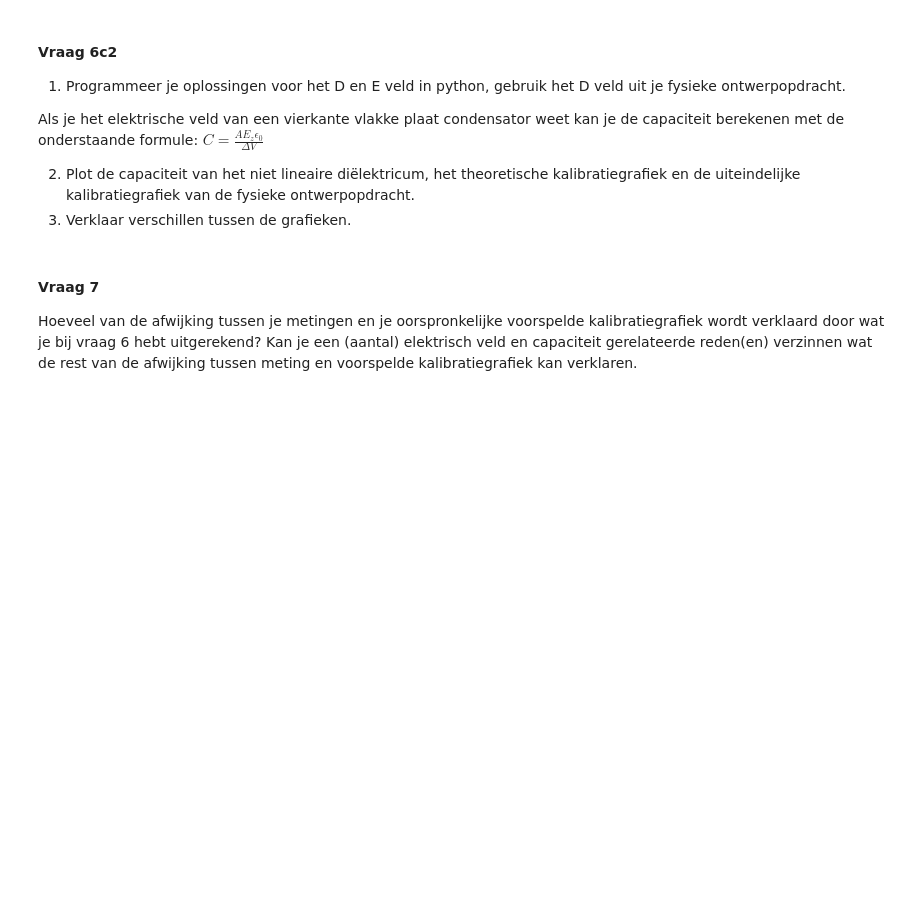
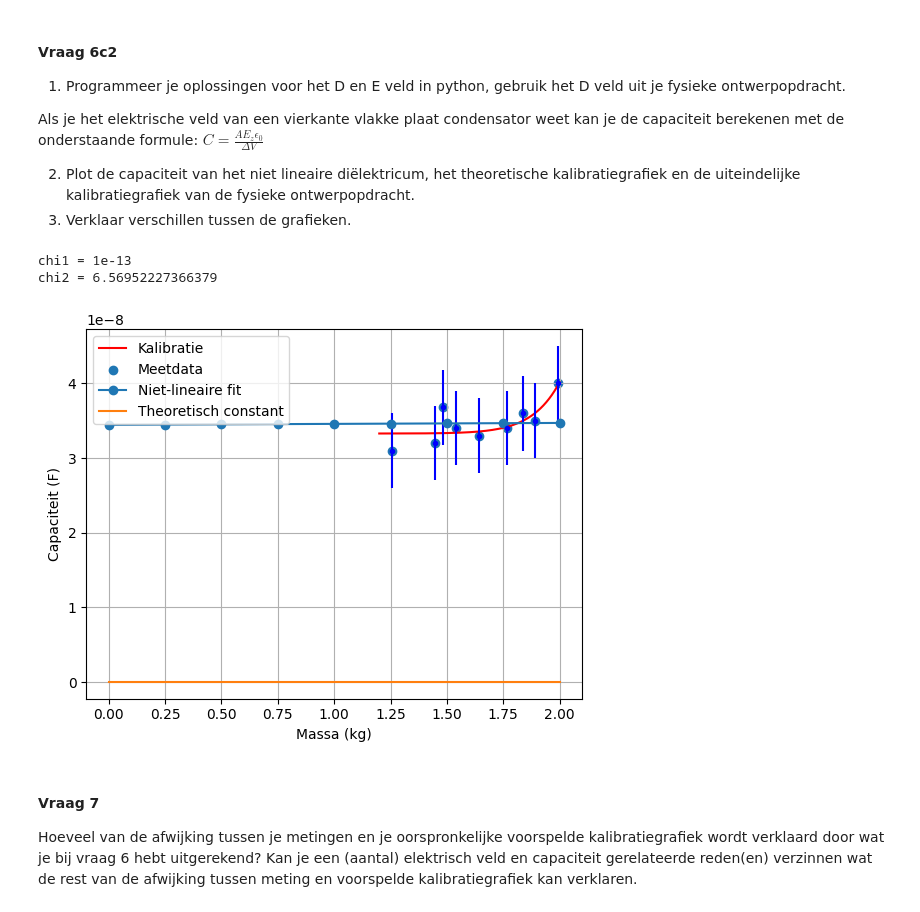
Before and after one commit to cedricleiden/DEF-D-opdrachten-Cedric-Peignier, a Jupyter notebook: DigitaleOntwerpopdrachten/1CondensatorOpdracht/CondensatorOntwerpopdracht(3&4 opnieuw).ipynb, the cells around one changed output. Drawn from its saved outputs; the diff is of its cells as text; code cells hidden in the pictures; blank space fills up the shorter version.

```diff
--- a/DigitaleOntwerpopdrachten/1CondensatorOpdracht/CondensatorOntwerpopdracht(3&4 opnieuw).ipynb
+++ b/DigitaleOntwerpopdrachten/1CondensatorOpdracht/CondensatorOntwerpopdracht(3&4 opnieuw).ipynb
@@ -1016,3 +1063,65 @@ def E_condensator(x1, x2, D):
+# %%
+#Data
+BIGdoos = 1.257     #kg
+Doos = 0.5812       #kg
+Ducttape = 0.3837   #kg
+Lader = 0.2837      #kg
+Ipad = 0.7373       #kg
+Tellie = 0.2273     #kg
+Draad = 0.5087      #kg
+Buis = 0.1886       #kg
+Fles = 0.6342       #kg
+Cedric = 60.0, 1319076352e-12       #kg
+
+massas = BIGdoos+ np.array([0, Doos, Ducttape, Lader, Ipad, Tellie, Draad, Buis, Fles])
+capaciteiten = np.array([31e-9,36e-9,33e-9, 34e-9, 40e-9, 36.8e-9, 34e-9, 32e-9, 35e-9])
+
+
+
+#Fit
+popt, pcov = curve_fit(capaciteit_niet_lineair_fit, massas, capaciteiten, p0 = [1e-13, 10])
+
+chi1_fit, chi2_fit = popt
+
+print("chi1 =", chi1_fit)
+print("chi2 =", chi2_fit)
+
+
+#Plot
+m_plot = np.linspace(0, 2, 9)
+
+C_nlin_fit = capaciteit_niet_lineair_fit(m_plot, chi1_fit, chi2_fit)
+C_lin_fit = capaciteit_lineair_fit(m_plot, chi1_fit)
+C_theorie = epsilon0*(chi1_fit+1)*A/d0 * np.ones_like(m_plot)
+
+
+
+#Kalibratiegrafiek
+def funcy(x,a,b,c):
+    return a*x**c + b
+
+vals, covs = curve_fit(funcy, massas, capaciteiten)
+
+xies = np.linspace(1.2,2,1000)
+
+plt.figure()
+
+plt.plot(xies, funcy(xies, *vals), 'r-', label='Kalibratie')
+plt.errorbar(massas, capaciteiten, yerr=5e-9, xerr=0.001, fmt='b.')
+plt.scatter(massas, capaciteiten, label="Meetdata")
+plt.plot(m_plot, C_nlin_fit, 'o-', label="Niet-lineaire fit")
+plt.plot(m_plot, C_theorie, label="Theoretisch constant")
+
+plt.xlabel("Massa (kg)")
+plt.ylabel("Capaciteit (F)")
+plt.legend()
+plt.grid(True)
+
+plt.show()
+# %% [output]
+chi1 = 1e-13
+chi2 = 6.56952227366379
+[figure, added]
 # %% [markdown]
 #### Vraag 7
 
```
Also changed, not shown: parts of 3 cells of this notebook, 2 other files.
